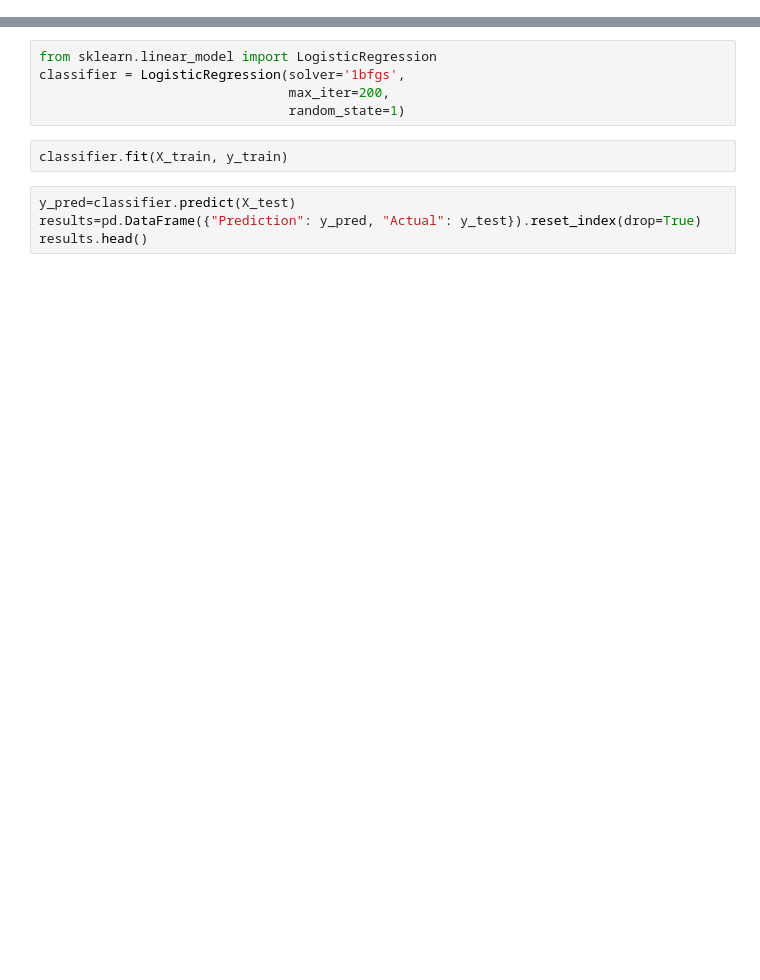
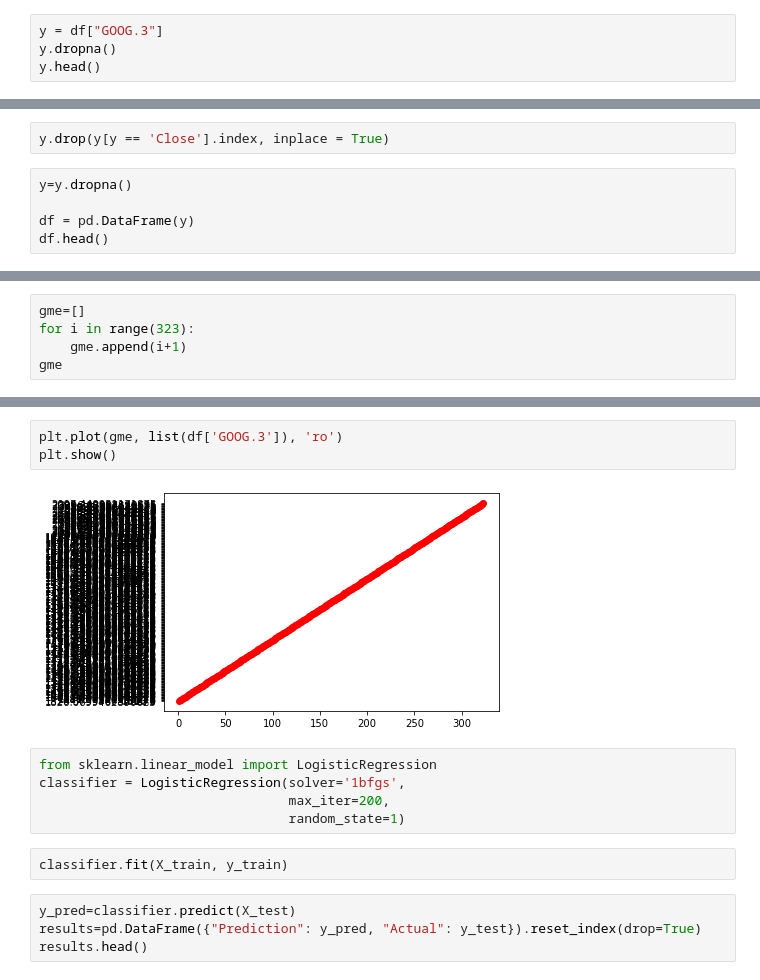
Before and after one commit to tylersojka/Final_Project_WSB, a Jupyter notebook: Machine learning/Machine_Learning_Module.ipynb, the cells around one changed output, grey strips where cells are left out. Drawn from its saved outputs; the diff is of its cells as text; blank space fills up the shorter version.

```diff
--- a/Machine learning/Machine_Learning_Module.ipynb
+++ b/Machine learning/Machine_Learning_Module.ipynb
@@ -23,0 +35,4 @@ X_train.shape
+# %%
+y = df["GOOG.3"]
+y.dropna()
+y.head()
@@ -23,0 +46,7 @@ X_train.shape
+# %%
+y.drop(y[y == 'Close'].index, inplace = True)
+# %%
+y=y.dropna()
+
+df = pd.DataFrame(y)
+df.head()
@@ -23,0 +115,5 @@ X_train.shape
+# %%
+gme=[]
+for i in range(323):
+    gme.append(i+1)
+gme
@@ -24,3 +138,8 @@ X_train.shape
+# %%
+plt.plot(gme, list(df['GOOG.3']), 'ro')
+plt.show()
+# %% [output]
+[figure, added]
 # %%
 from sklearn.linear_model import LogisticRegression
 classifier = LogisticRegression(solver='1bfgs',
```
Also changed, not shown: parts of 13 cells of this notebook.
